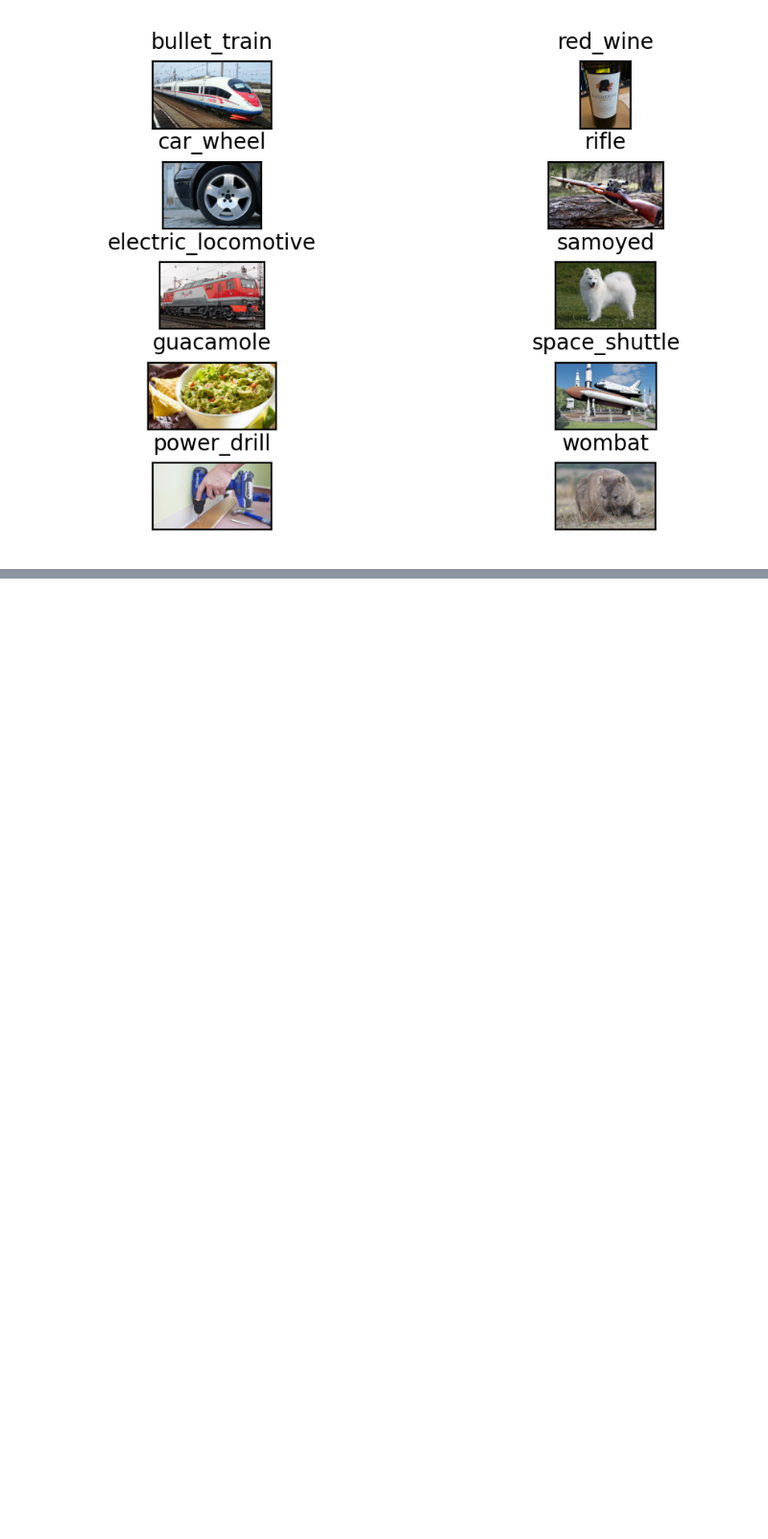
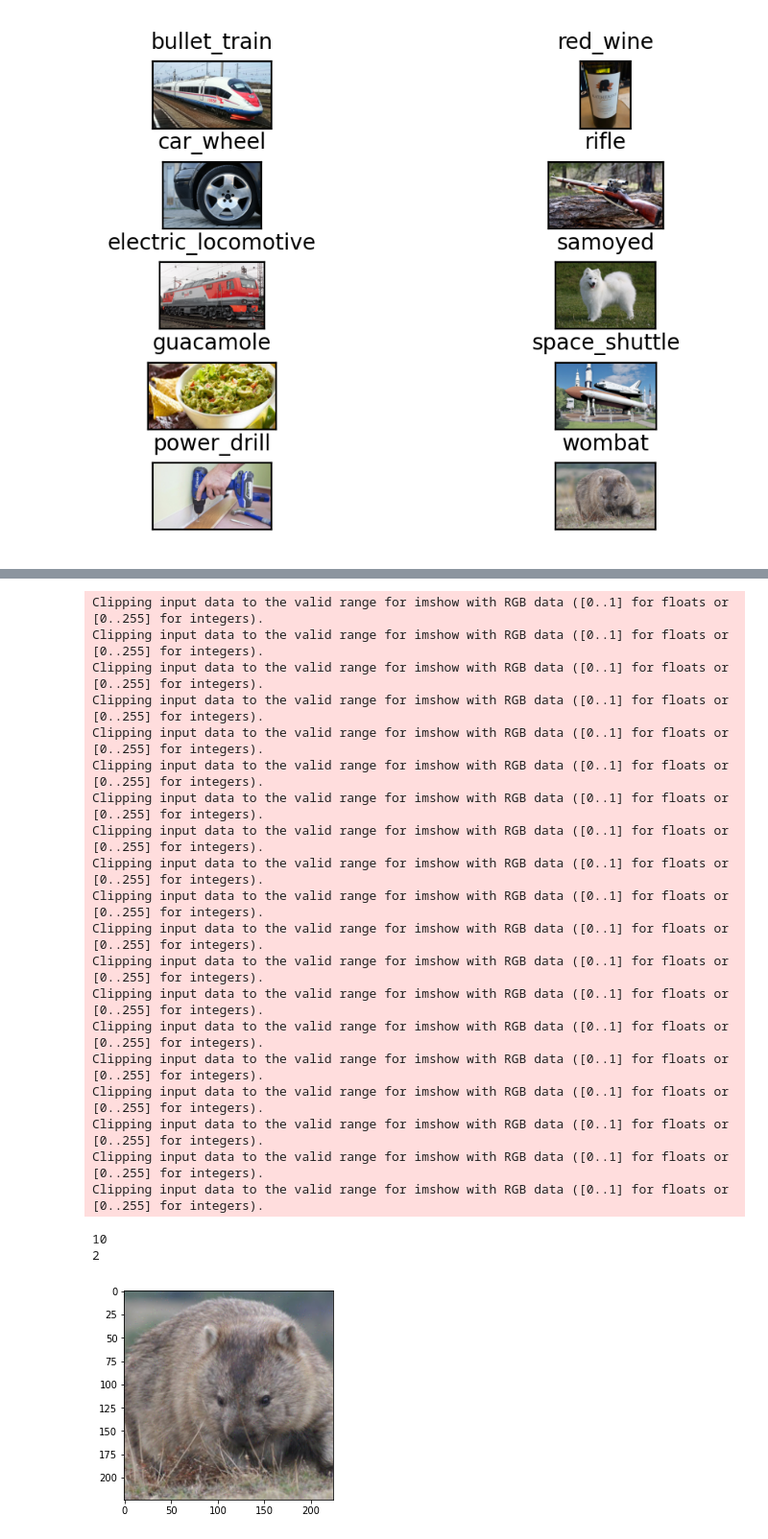
Before and after one commit to DanonOfficial/Adversarial_Attacks_project, a Jupyter notebook: AdvAttack.ipynb, the cells around one changed output, grey strips where cells are left out. Shown at 96% size. Saved outputs shown, nothing was run; the diff lists cells and outputs as text; code cells hidden in the pictures; blank space fills up the shorter version.

```diff
--- a/AdvAttack.ipynb
+++ b/AdvAttack.ipynb
@@ -203,0 +192,9 @@ Arctic fox, white fox, Alopex lagopus
+# %%
+attacks_algorithms_name = ['fast gradient attack', 'simba']
+attacks_algorithms = [fast_gradient_attack, simba_attack]
+result = []
+for i in range(len(images)):
+    result.append([])
+    for j in range(len(attacks_algorithms)):
+        res, prev, new = attacks_algorithms[j](images[i][3], int(images[i][2]), 0.3, network, -1)
+        result[i].append((attacks_algorithms_name[j], res, prev, new))
@@ -203,0 +205,30 @@ Arctic fox, white fox, Alopex lagopus
+# %%
+print(len(result))
+print(len(result[0]))
+
+for i in result:
+    for j in i:
+        plt.imshow(inverse_transform(j[1][0]).permute(1, 2, 0).detach().numpy())
+# %% [output]
+Clipping input data to the valid range for imshow with RGB data ([0..1] for floats or [0..255] for integers).
+Clipping input data to the valid range for imshow with RGB data ([0..1] for floats or [0..255] for integers).
+Clipping input data to the valid range for imshow with RGB data ([0..1] for floats or [0..255] for integers).
+Clipping input data to the valid range for imshow with RGB data ([0..1] for floats or [0..255] for integers).
+Clipping input data to the valid range for imshow with RGB data ([0..1] for floats or [0..255] for integers).
+Clipping input data to the valid range for imshow with RGB data ([0..1] for floats or [0..255] for integers).
+Clipping input data to the valid range for imshow with RGB data ([0..1] for floats or [0..255] for integers).
+Clipping input data to the valid range for imshow with RGB data ([0..1] for floats or [0..255] for integers).
+Clipping input data to the valid range for imshow with RGB data ([0..1] for floats or [0..255] for integers).
+Clipping input data to the valid range for imshow with RGB data ([0..1] for floats or [0..255] for integers).
+Clipping input data to the valid range for imshow with RGB data ([0..1] for floats or [0..255] for integers).
+Clipping input data to the valid range for imshow with RGB data ([0..1] for floats or [0..255] for integers).
+Clipping input data to the valid range for imshow with RGB data ([0..1] for floats or [0..255] for integers).
+Clipping input data to the valid range for imshow with RGB data ([0..1] for floats or [0..255] for integers).
+Clipping input data to the valid range for imshow with RGB data ([0..1] for floats or [0..255] for integers).
+Clipping input data to the valid range for imshow with RGB data ([0..1] for floats or [0..255] for integers).
+Clipping input data to the valid range for imshow with RGB data ([0..1] for floats or [0..255] for integers).
+Clipping input data to the valid range for imshow with RGB data ([0..1] for floats or [0..255] for integers).
+Clipping input data to the valid range for imshow with RGB data ([0..1] for floats or [0..255] for integers).
+10
+2
+[figure, added]
```
Also changed, not shown: parts of 23 cells of this notebook, 1 other file.
